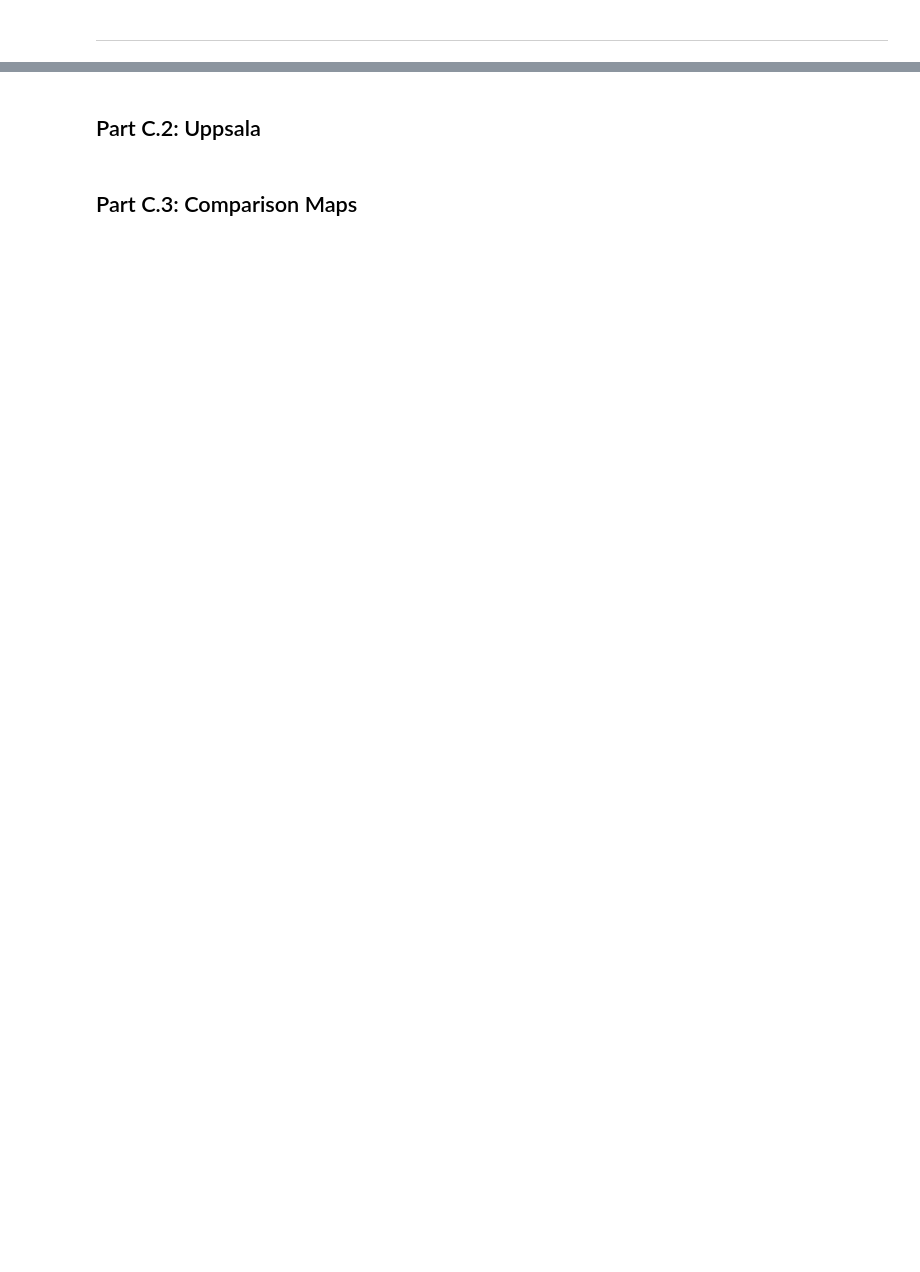
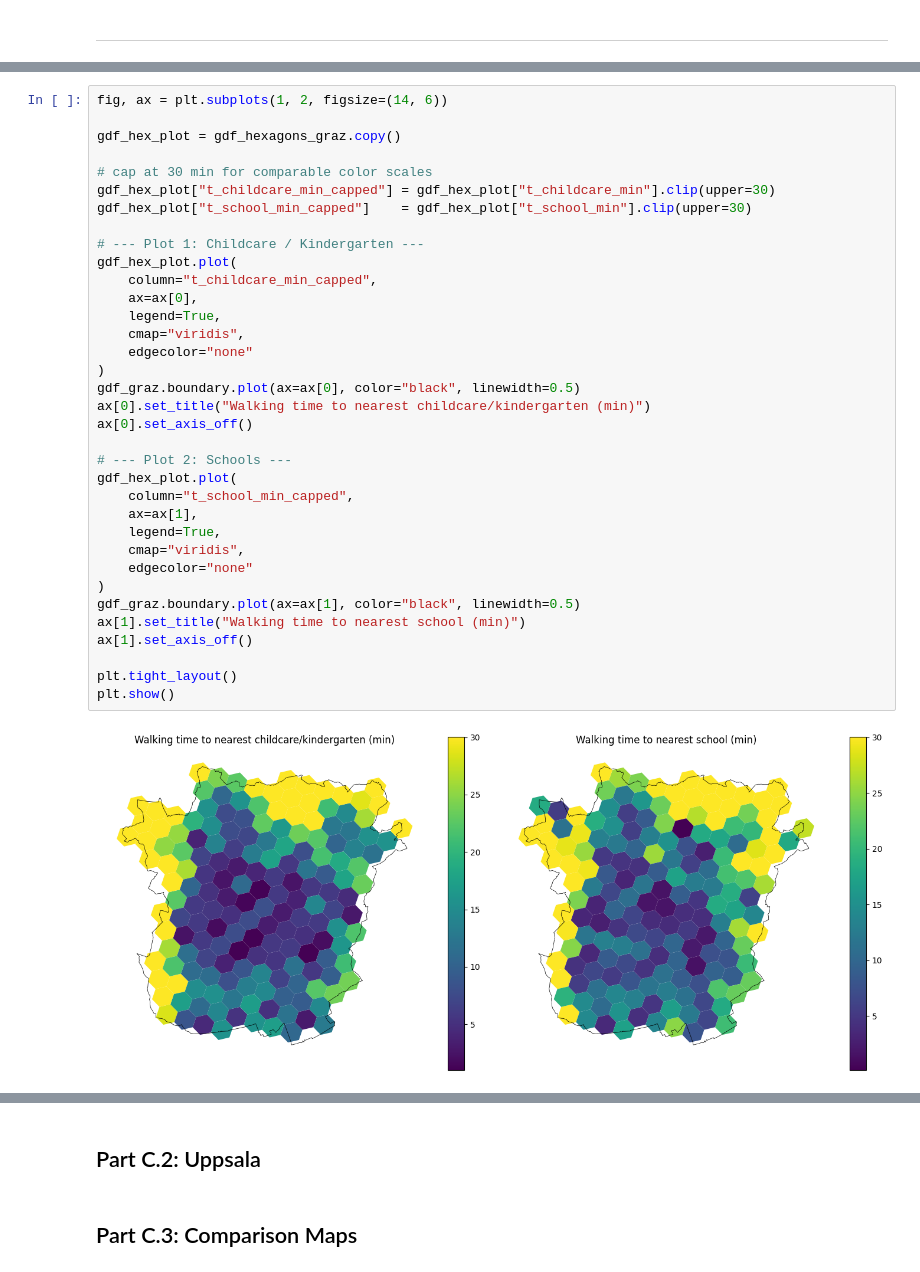
Before and after one commit to miriam-ee/GIS_FinalProject_Group2, a Jupyter notebook: group2_final.ipynb, the cells around one changed output, grey strips where cells are left out. Drawn from its saved outputs; the diff is of its cells as text; blank space fills up the shorter version.

```diff
--- a/group2_final.ipynb
+++ b/group2_final.ipynb
@@ -780,0 +849,37 @@ generally, always put "uppsala" behind every df/gdf to not overwrite existing gr
+# %%
+fig, ax = plt.subplots(1, 2, figsize=(14, 6))
+
+gdf_hex_plot = gdf_hexagons_graz.copy()
+
+# cap at 30 min for comparable color scales
+gdf_hex_plot["t_childcare_min_capped"] = gdf_hex_plot["t_childcare_min"].clip(upper=30)
+gdf_hex_plot["t_school_min_capped"]    = gdf_hex_plot["t_school_min"].clip(upper=30)
+
+# --- Plot 1: Childcare / Kindergarten ---
+gdf_hex_plot.plot(
+    column="t_childcare_min_capped",
+    ax=ax[0],
+    legend=True,
+    cmap="viridis",
+    edgecolor="none"
+)
+gdf_graz.boundary.plot(ax=ax[0], color="black", linewidth=0.5)
+ax[0].set_title("Walking time to nearest childcare/kindergarten (min)")
+ax[0].set_axis_off()
+
+# --- Plot 2: Schools ---
+gdf_hex_plot.plot(
+    column="t_school_min_capped",
+    ax=ax[1],
+    legend=True,
+    cmap="viridis",
+    edgecolor="none"
+)
+gdf_graz.boundary.plot(ax=ax[1], color="black", linewidth=0.5)
+ax[1].set_title("Walking time to nearest school (min)")
+ax[1].set_axis_off()
+
+plt.tight_layout()
+plt.show()
+# %% [output]
+[figure, added]
```
Also changed, not shown: parts of 34 cells of this notebook, 2 other files.
